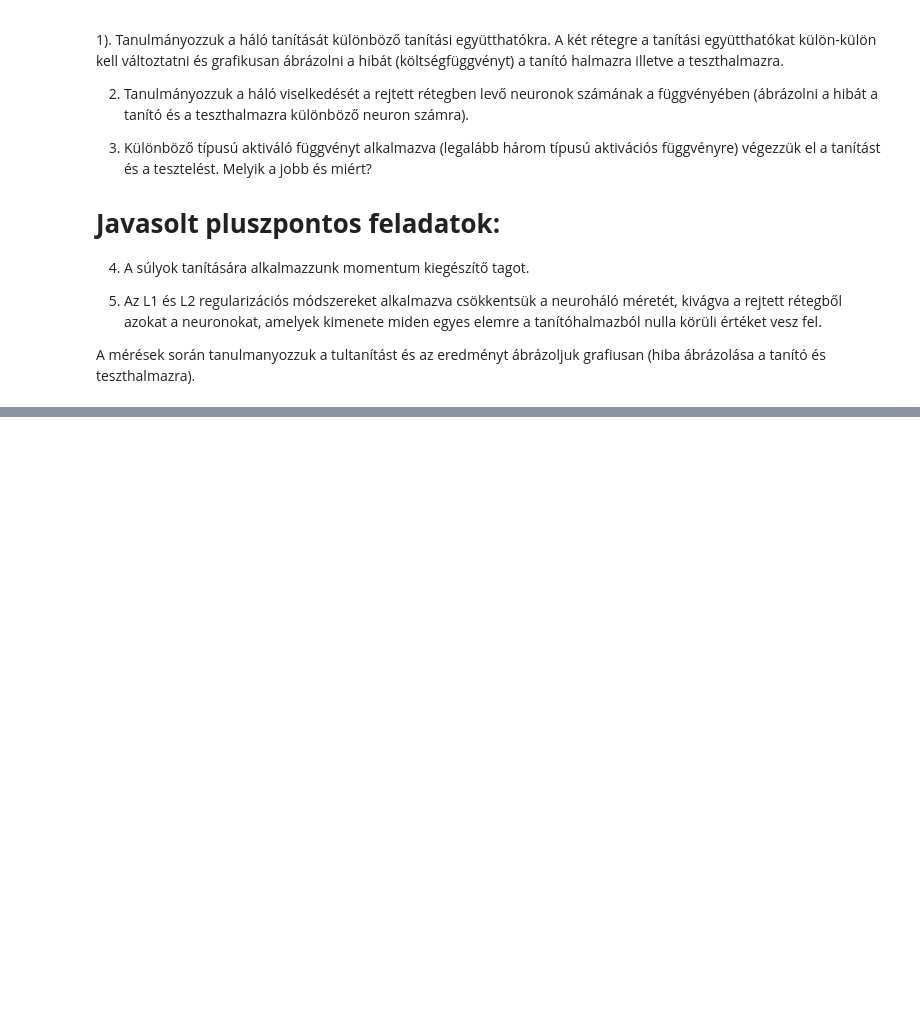
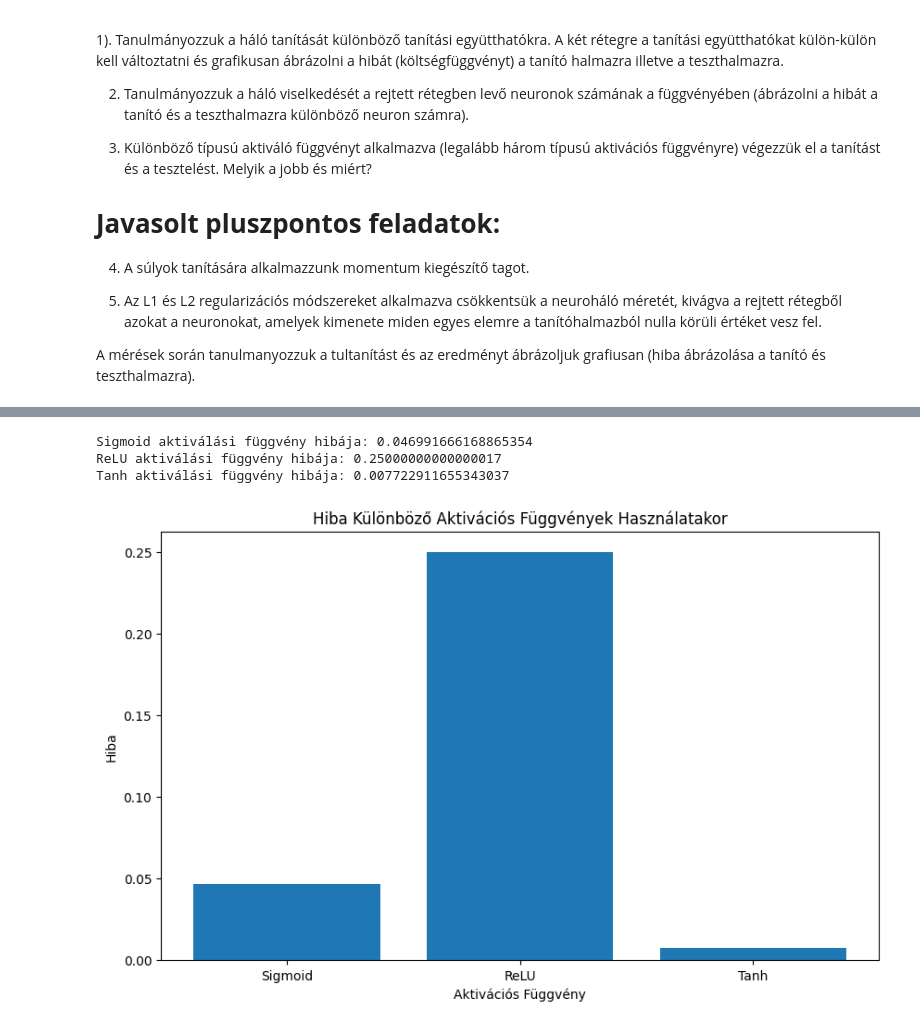
Before and after one commit to Actulus/MI, a Jupyter notebook: lab3/Lab3_MLP_StepBYStep.ipynb, the cells around one changed output, grey strips where cells are left out. Drawn from its saved outputs; the diff is of its cells as text; code cells hidden in the pictures; blank space fills up the shorter version.

```diff
--- a/lab3/Lab3_MLP_StepBYStep.ipynb
+++ b/lab3/Lab3_MLP_StepBYStep.ipynb
@@ -168,0 +281,78 @@ A mérések során tanulmanyozzuk a tultanítást és az eredményt ábrázoljuk
+# %%
+# 3.
+def relu(x):
+    return np.maximum(0, x)
+
+def relu_derivative(x):
+    return np.where(x > 0, 1, 0)
+
+def tanh(x):
+    return np.tanh(x)
+
+def tanh_derivative(x):
+    return 1.0 - np.tanh(x)**2
+
+def train(self, X, y, epochs):
+    for epoch in range(epochs):
+        self.feedforward(X)
+        self.backpropagation(X, y)
+
+
+# Módosítjuk az MLP osztályt az új aktivációs függvények támogatására
+# Javított ModifiedMLP osztály a train metódussal
+class ModifiedMLP:
+    def __init__(self, input_size, hidden_size, output_size, learning_rate, activation_function, activation_derivative):
+        self.weights_ItoH = np.random.uniform(-1, 1, (input_size, hidden_size))
+        self.weights_HtoO = np.random.uniform(-1, 1, (hidden_size, output_size))
+        self.learning_rate = learning_rate
+        self.activation = activation_function
+        self.activation_derivative = activation_derivative
+        self.bias_hidden = np.random.uniform(-1, 1, (1, hidden_size))
+        self.bias_output = np.random.uniform(-1, 1, (1, output_size))
+
+    def feedforward(self, X):
+        self.hidden = self.activation(np.dot(X, self.weights_ItoH) + self.bias_hidden)
+        self.output = self.activation(np.dot(self.hidden, self.weights_HtoO) + self.bias_output)
+
+    def backpropagation(self, X, y):
+        error = y - self.output
+        d_output = error * self.activation_derivative(self.output)
+        error_hidden = d_output.dot(self.weights_HtoO.T)
+        d_hidden = error_hidden * self.activation_derivative(self.hidden)
+        self.weights_HtoO += self.hidden.T.dot(d_output) * self.learning_rate
+        self.weights_ItoH += X.T.dot(d_hidden) * self.learning_rate
+        self.bias_output += np.sum(d_output, axis=0, keepdims=True) * self.learning_rate
+        self.bias_hidden += np.sum(d_hidden, axis=0, keepdims=True) * self.learning_rate
+
+    def train(self, X, y, epochs):
+        for epoch in range(epochs):
+            self.feedforward(X)
+            self.backpropagation(X, y)
+
+# Újra futtatjuk a tanítást és tesztelést különböző aktivációs függvényekkel
+errors = []
+for activation, derivative, name in activation_functions:
+    model = ModifiedMLP(input_size=3, hidden_size=4, output_size=1, learning_rate=0.1, activation_function=activation, activation_derivative=derivative)
+    model.train(X, y, epochs=10000)
+    # Hiba számítása a tanítási adathalmazon
+    model.feedforward(X)
+    train_error = np.mean(np.abs(y - model.output))
+    errors.append((name, train_error))
+
+# Eredmények kiírása
+for name, error in errors:
+    print(f"{name} aktiválási függvény hibája: {error}")
+
+# Eredmények vizualizációja
+labels, values = zip(*errors)
+plt.figure(figsize=(10, 6))
+plt.bar(labels, values)
+plt.xlabel('Aktivációs Függvény')
+plt.ylabel('Hiba')
+plt.title('Hiba Különböző Aktivációs Függvények Használatakor')
+plt.show()
+# %% [output]
+Sigmoid aktiválási függvény hibája: 0.046991666168865354
+ReLU aktiválási függvény hibája: 0.25000000000000017
+Tanh aktiválási függvény hibája: 0.007722911655343037
+[figure, added]
```
Also changed, not shown: parts of 7 cells of this notebook.
